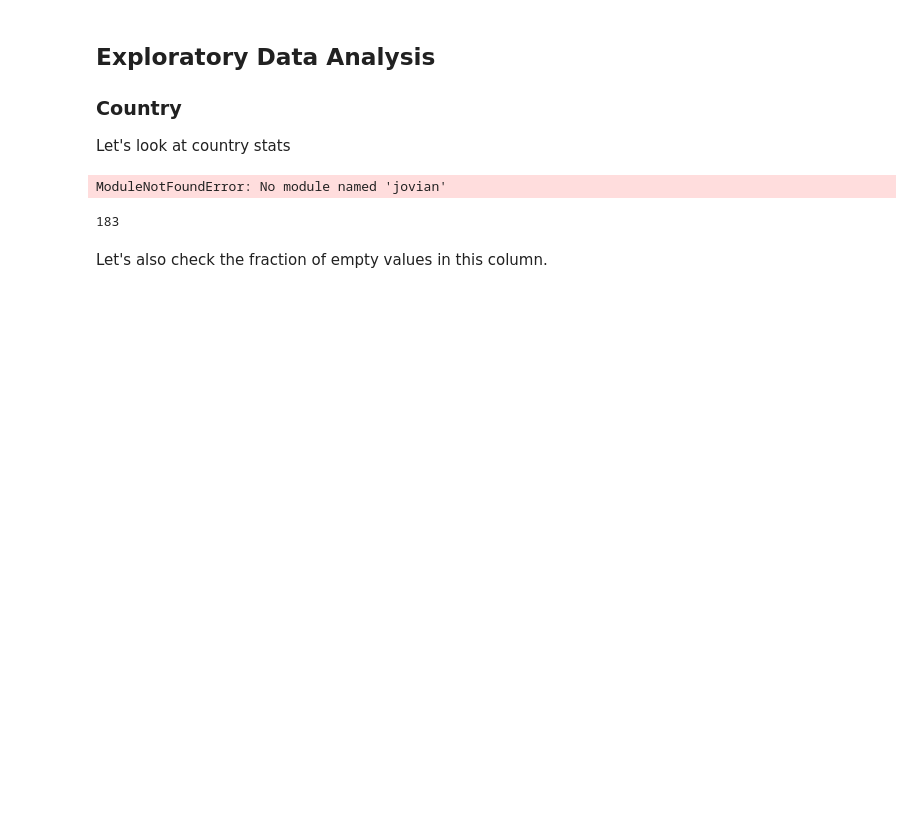
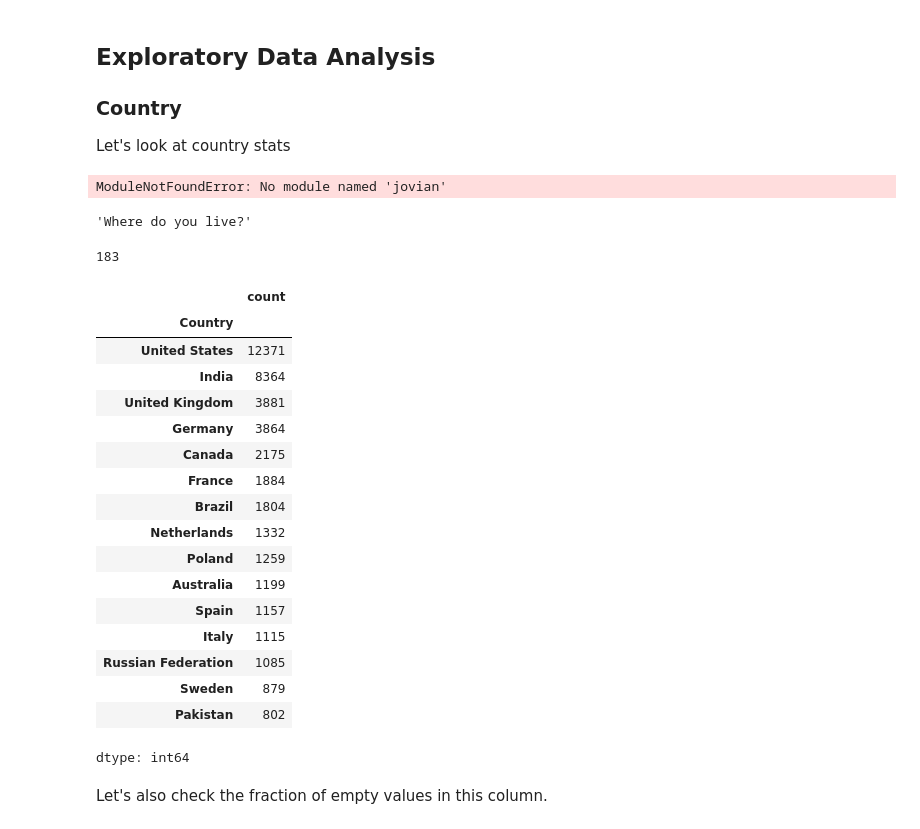
Before and after one commit to xanderlsh951/28th-Sept-Data-project-, a Jupyter notebook: data-analysis-with-python-zero-to-pandas/lesson-6-exploratory-data-analysis-a-case-study/lesson-6-exploratory-data-analysis-a-case-study.ipynb, the cells around one changed output. Cells and saved outputs as stored; diff of their text form; code cells hidden in the pictures; blank space fills up the shorter version.

```diff
--- a/data-analysis-with-python-zero-to-pandas/lesson-6-exploratory-data-analysis-a-case-study/lesson-6-exploratory-data-analysis-a-case-study.ipynb
+++ b/data-analysis-with-python-zero-to-pandas/lesson-6-exploratory-data-analysis-a-case-study/lesson-6-exploratory-data-analysis-a-case-study.ipynb
@@ -371,10 +371,35 @@ matplotlib.rcParams['figure.facecolor'] = '#00000000'
 import jovian
 # %% [output]
 ModuleNotFoundError: No module named 'jovian'
+# %%
+schema.Country
+# %% [output]
+'Where do you live?'
 # %%
 survey_df.Country.nunique()
 # %% [output]
 183
+# %%
+survey_df.Country.value_counts().head(15)
+# %% [output]
+|  | count |
+| Country |  |
+| United States | 12371 |
+| India | 8364 |
+| United Kingdom | 3881 |
+| Germany | 3864 |
+| Canada | 2175 |
+| France | 1884 |
+| Brazil | 1804 |
+| Netherlands | 1332 |
+| Poland | 1259 |
+| Australia | 1199 |
+| Spain | 1157 |
+| Italy | 1115 |
+| Russian Federation | 1085 |
+| Sweden | 879 |
+| Pakistan | 802 |
+dtype: int64
 # %% [markdown]
 Let's also check the fraction of empty values in this column.
 # %%
```
Also changed, not shown: parts of 10 cells of this notebook.
